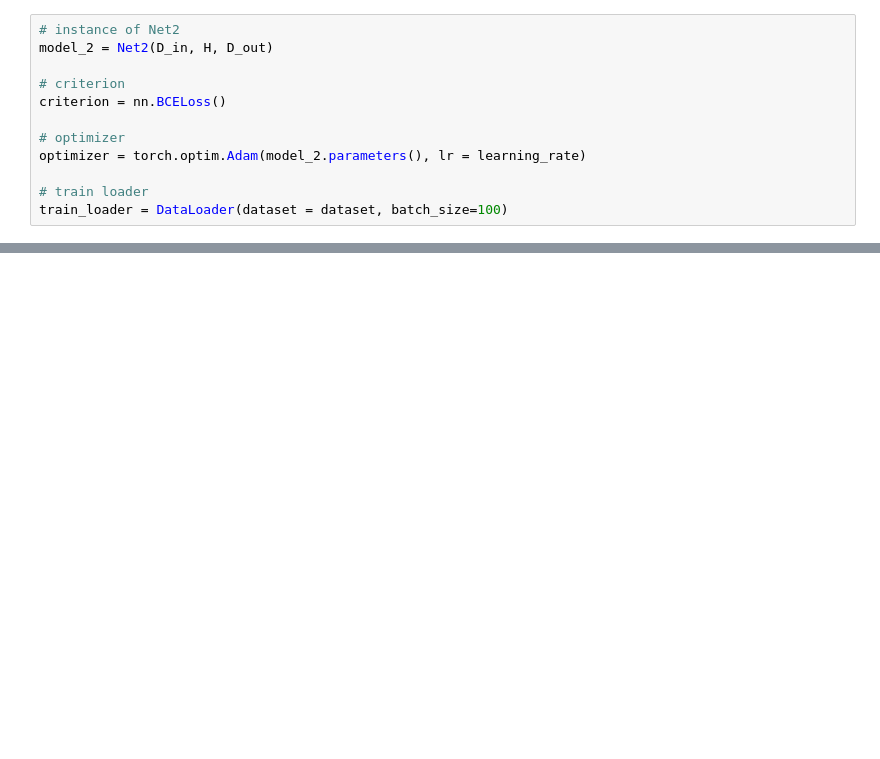
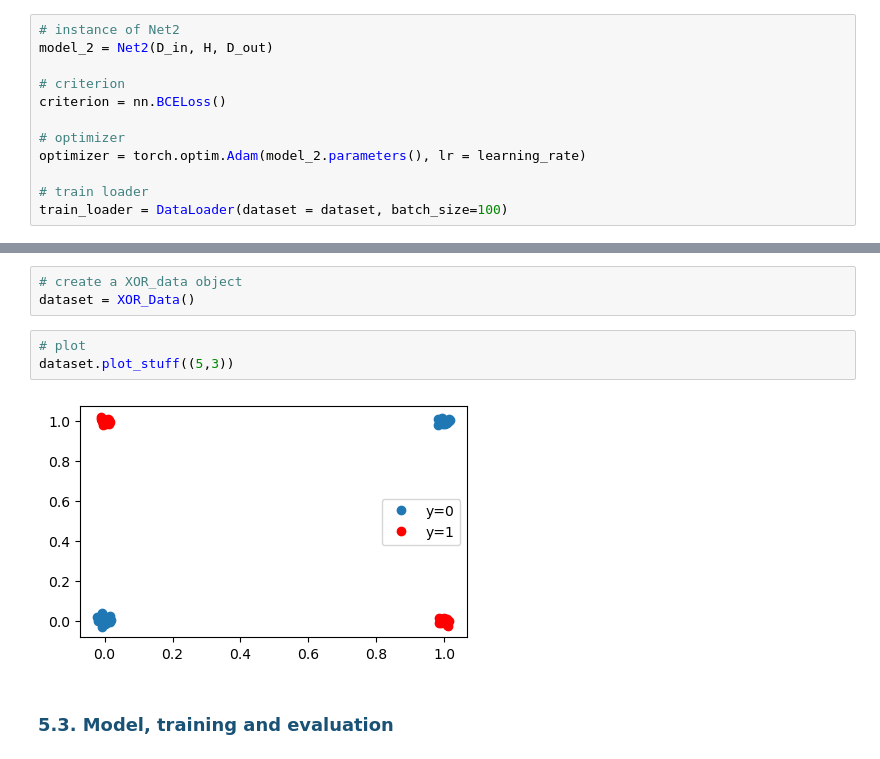
Before and after one commit to MNGARCIA085/AI-Frameworks-Learning, a Jupyter notebook: PyTorch/4. Neural Networks/Neural Networks.ipynb, the cells around one changed output, grey strips where cells are left out. Cells and saved outputs as stored; diff of their text form; blank space fills up the shorter version.

```diff
--- a/PyTorch/4. Neural Networks/Neural Networks.ipynb
+++ b/PyTorch/4. Neural Networks/Neural Networks.ipynb
@@ -611,0 +771,11 @@ cost, trained_model_2 = train(dataset, model_2 , criterion, train_loader, optimi
+# %%
+# create a XOR_data object
+dataset = XOR_Data()
+# %%
+# plot
+dataset.plot_stuff((5,3))
+# %% [output]
+[figure, added]
+# %% [markdown]
+<a name="5.3"></a>
+### <font color='#1a5276'> <b> 5.3. Model, training and evaluation </b> </font>
```
Also changed, not shown: parts of 39 cells of this notebook, 10 other files.
